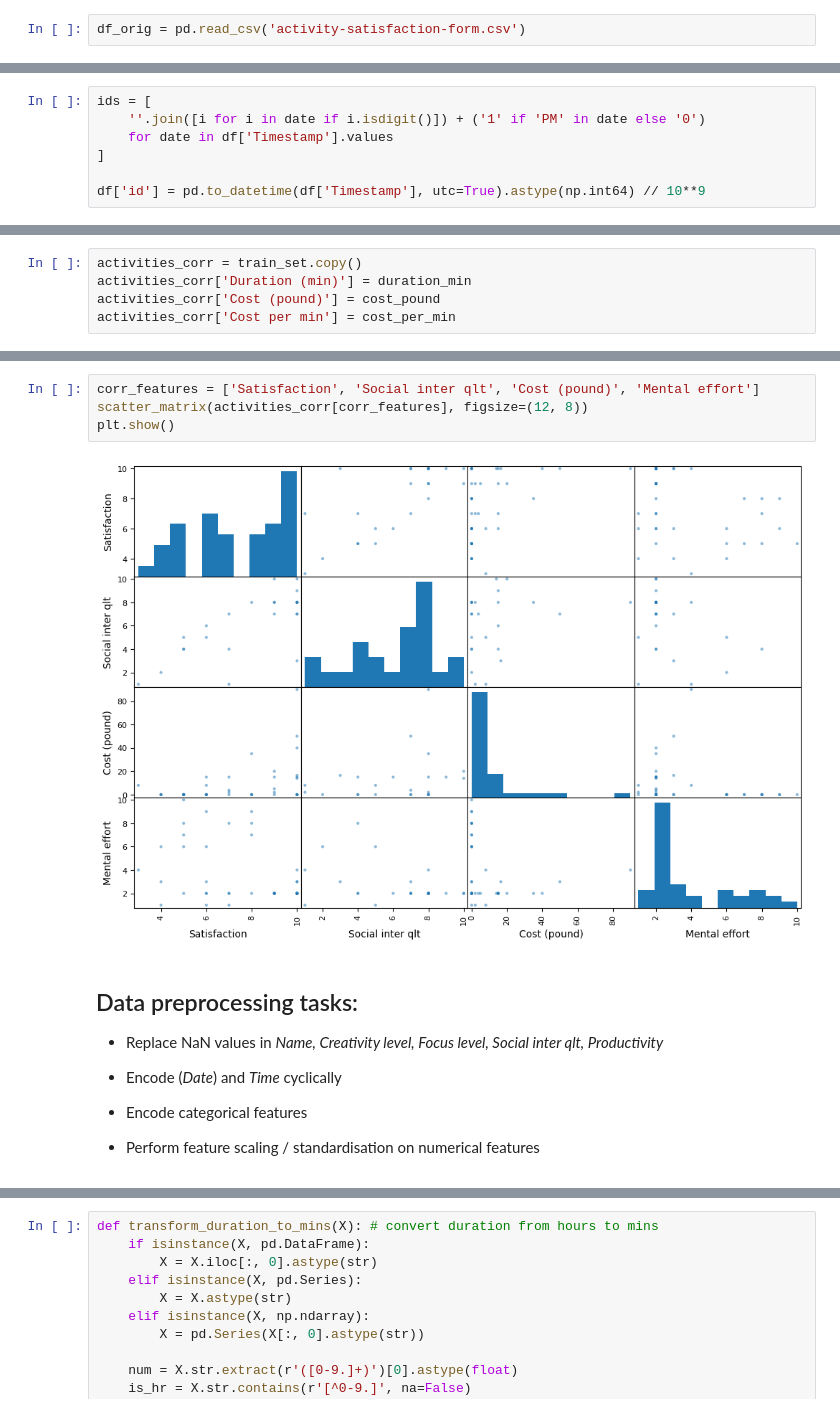
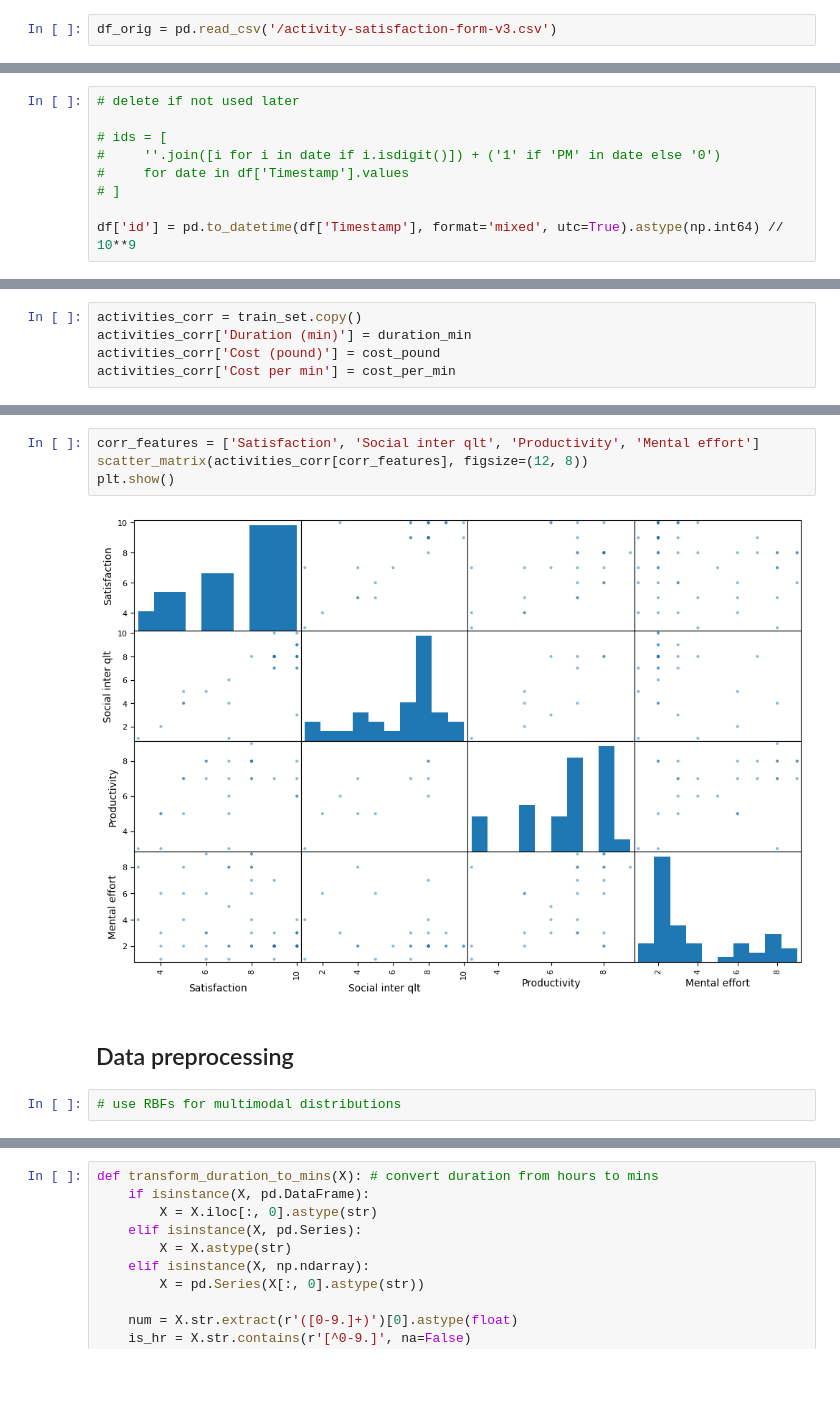
Before and after one commit to mikhail-mat/activity-satisfaction, a Jupyter notebook: model.ipynb, the cells around one changed output, grey strips where cells are left out. Saved outputs shown, nothing was run; the diff lists cells and outputs as text; blank space fills up the shorter version.

```diff
--- a/model.ipynb
+++ b/model.ipynb
@@ -25,7 +22,7 @@ from sklearn.base import BaseEstimator, TransformerMixin
 # %% [markdown]
 ## Store data in a pd.DataFrame() and get basic info about the data
 # %%
-df_orig = pd.read_csv('activity-satisfaction-form.csv')
+df_orig = pd.read_csv('/activity-satisfaction-form-v3.csv')
 # %%
 column_names = ['Timestamp', 'Name', 'Activity', 'Date', 'Time',
                 'Weekday', 'Social context', 'Location', 'Duration',
@@ -85,12 +73,14 @@ def split_data_with_id_hash(data, test_ratio, id_col):
     in_test_set = ids.apply(lambda id_: is_id_in_hash_set(id_, test_ratio))
     return data.loc[~in_test_set], data.loc[in_test_set]
 # %%
-ids = [
-    ''.join([i for i in date if i.isdigit()]) + ('1' if 'PM' in date else '0')
-    for date in df['Timestamp'].values
-]
+# delete if not used later
 
-df['id'] = pd.to_datetime(df['Timestamp'], utc=True).astype(np.int64) // 10**9
+# ids = [
+#     ''.join([i for i in date if i.isdigit()]) + ('1' if 'PM' in date else '0')
+#     for date in df['Timestamp'].values
+# ]
+
+df['id'] = pd.to_datetime(df['Timestamp'], format='mixed', utc=True).astype(np.int64) // 10**9
 # %%
 df = df.drop(['Timestamp', 'Activity', 'Name', 'Date'], axis=1, errors='ignore')
 # %%
@@ -130,19 +123,13 @@ Name: Satisfaction, dtype: float64
 # %%
-corr_features = ['Satisfaction', 'Social inter qlt', 'Cost (pound)', 'Mental effort']
+corr_features = ['Satisfaction', 'Social inter qlt', 'Productivity', 'Mental effort']
 scatter_matrix(activities_corr[corr_features], figsize=(12, 8))
 plt.show()
 # %% [output]
-[figure, old version]
+[figure, new version]
-# %% [markdown]
-## Data preprocessing tasks:
-
-- Replace NaN values in *Name, Creativity level, Focus level, Social inter qlt, Productivity*
-
-- Encode (*Date*) and *Time* cyclically
-
-- Encode categorical features
-
-- Perform feature scaling / standardisation on numerical features
+# %% [markdown]
+## Data preprocessing
+# %%
+# use RBFs for multimodal distributions
 # %%
 def transform_cyclical_data(X):
     if isinstance(X, pd.DataFrame):
```
Also changed, not shown: parts of 19 cells of this notebook.
